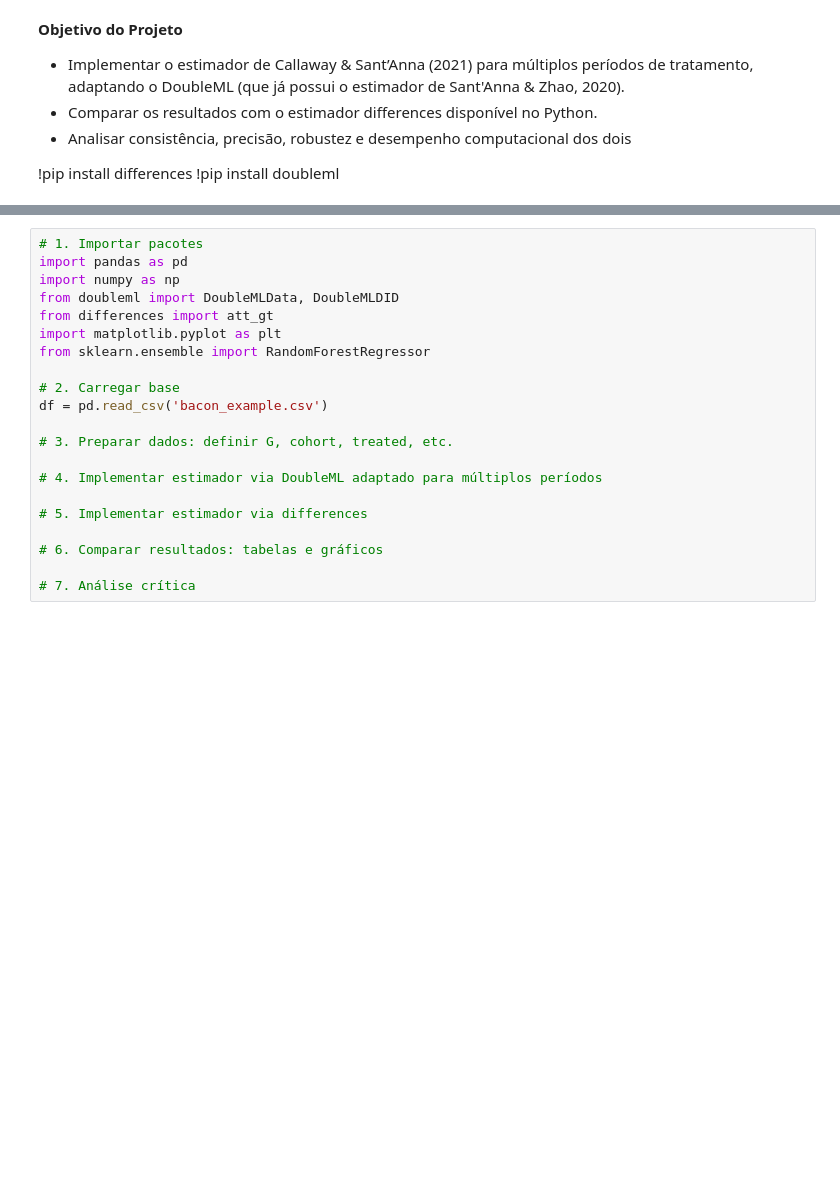
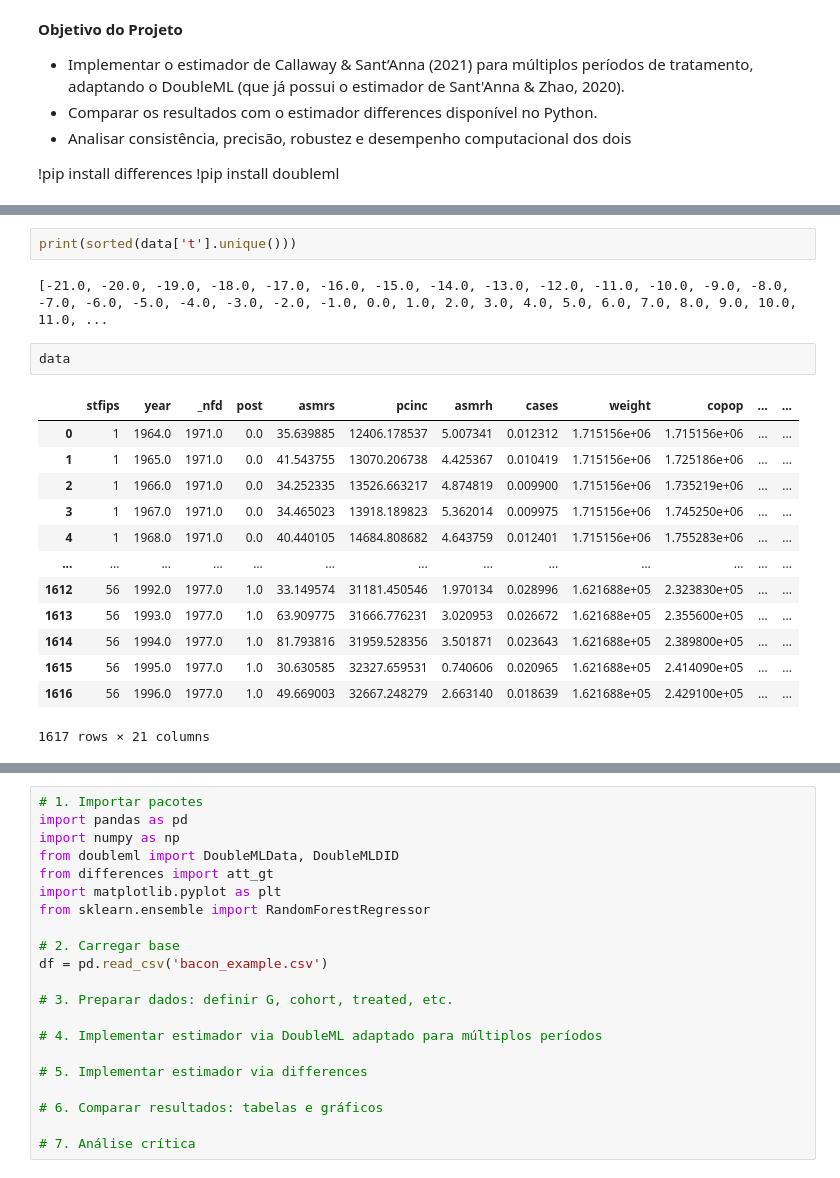
Before and after one commit to Daniel-Uhr/Estimators, a Jupyter notebook: 01_ATTgt_DML.ipynb, the cells around one changed output, grey strips where cells are left out. Saved outputs shown, nothing was run; the diff lists cells and outputs as text; blank space fills up the shorter version.

```diff
--- a/01_ATTgt_DML.ipynb
+++ b/01_ATTgt_DML.ipynb
@@ -79,0 +47,20 @@ ImportError: cannot import name 'att_gt' from 'differences' (c:\Users\danie\AppD
+# %%
+print(sorted(data['t'].unique()))
+# %% [output]
+[-21.0, -20.0, -19.0, -18.0, -17.0, -16.0, -15.0, -14.0, -13.0, -12.0, -11.0, -10.0, -9.0, -8.0, -7.0, -6.0, -5.0, -4.0, -3.0, -2.0, -1.0, 0.0, 1.0, 2.0, 3.0, 4.0, 5.0, 6.0, 7.0, 8.0, 9.0, 10.0, 11.0, ...
+# %%
+data
+# %% [output]
+|  | stfips | year | _nfd | post | asmrs | pcinc | asmrh | cases | weight | copop | ... | ... |
+| 0 | 1 | 1964.0 | 1971.0 | 0.0 | 35.639885 | 12406.178537 | 5.007341 | 0.012312 | 1.715156e+06 | 1.715156e+06 | ... | ... |
+| 1 | 1 | 1965.0 | 1971.0 | 0.0 | 41.543755 | 13070.206738 | 4.425367 | 0.010419 | 1.715156e+06 | 1.725186e+06 | ... | ... |
+| 2 | 1 | 1966.0 | 1971.0 | 0.0 | 34.252335 | 13526.663217 | 4.874819 | 0.009900 | 1.715156e+06 | 1.735219e+06 | ... | ... |
+| 3 | 1 | 1967.0 | 1971.0 | 0.0 | 34.465023 | 13918.189823 | 5.362014 | 0.009975 | 1.715156e+06 | 1.745250e+06 | ... | ... |
+| 4 | 1 | 1968.0 | 1971.0 | 0.0 | 40.440105 | 14684.808682 | 4.643759 | 0.012401 | 1.715156e+06 | 1.755283e+06 | ... | ... |
+| ... | ... | ... | ... | ... | ... | ... | ... | ... | ... | ... | ... | ... |
+| 1612 | 56 | 1992.0 | 1977.0 | 1.0 | 33.149574 | 31181.450546 | 1.970134 | 0.028996 | 1.621688e+05 | 2.323830e+05 | ... | ... |
+| 1613 | 56 | 1993.0 | 1977.0 | 1.0 | 63.909775 | 31666.776231 | 3.020953 | 0.026672 | 1.621688e+05 | 2.355600e+05 | ... | ... |
+| 1614 | 56 | 1994.0 | 1977.0 | 1.0 | 81.793816 | 31959.528356 | 3.501871 | 0.023643 | 1.621688e+05 | 2.389800e+05 | ... | ... |
+| 1615 | 56 | 1995.0 | 1977.0 | 1.0 | 30.630585 | 32327.659531 | 0.740606 | 0.020965 | 1.621688e+05 | 2.414090e+05 | ... | ... |
+| 1616 | 56 | 1996.0 | 1977.0 | 1.0 | 49.669003 | 32667.248279 | 2.663140 | 0.018639 | 1.621688e+05 | 2.429100e+05 | ... | ... |
+1617 rows × 21 columns
```
Also changed, not shown: parts of 25 cells of this notebook.
